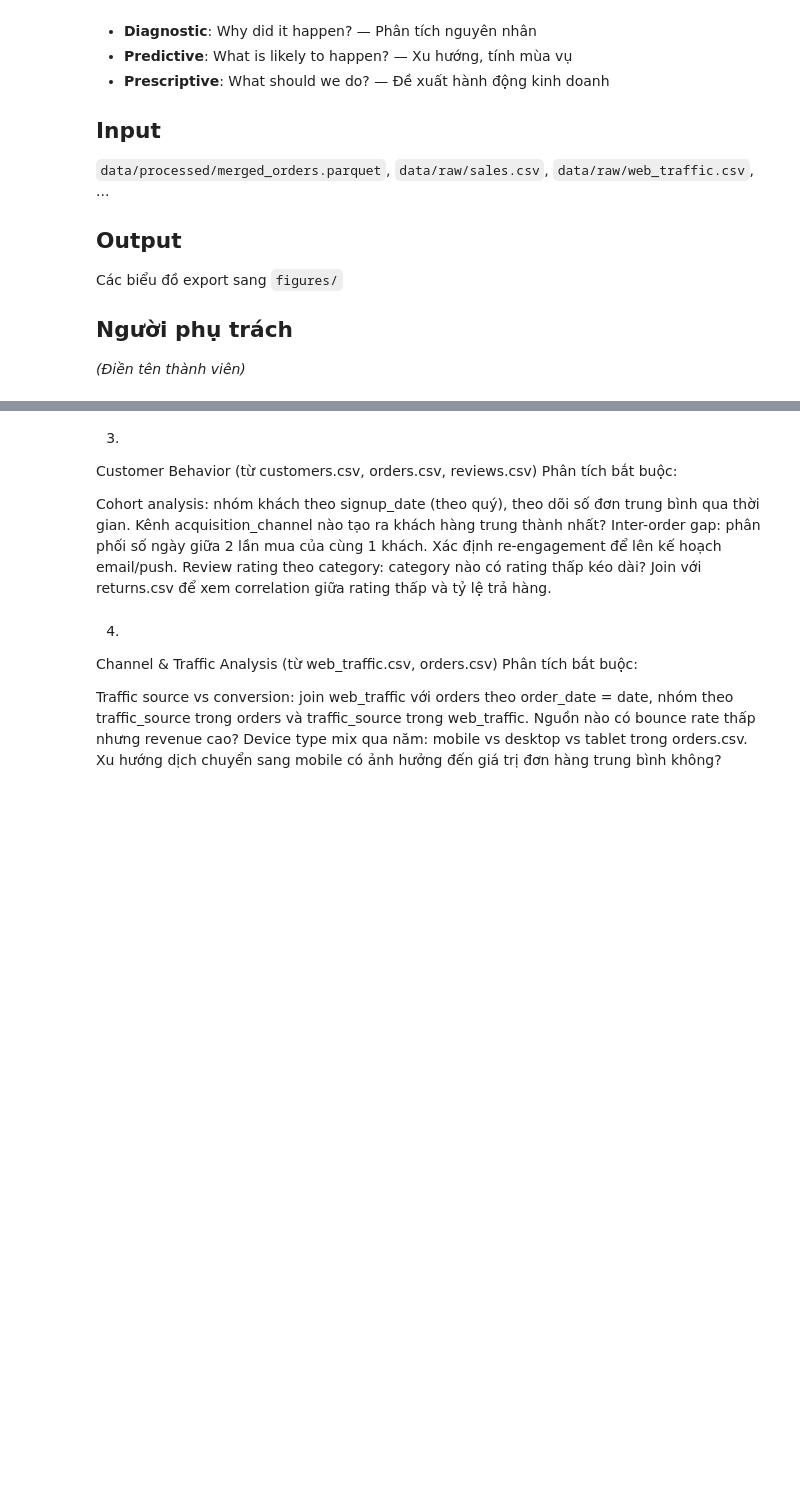
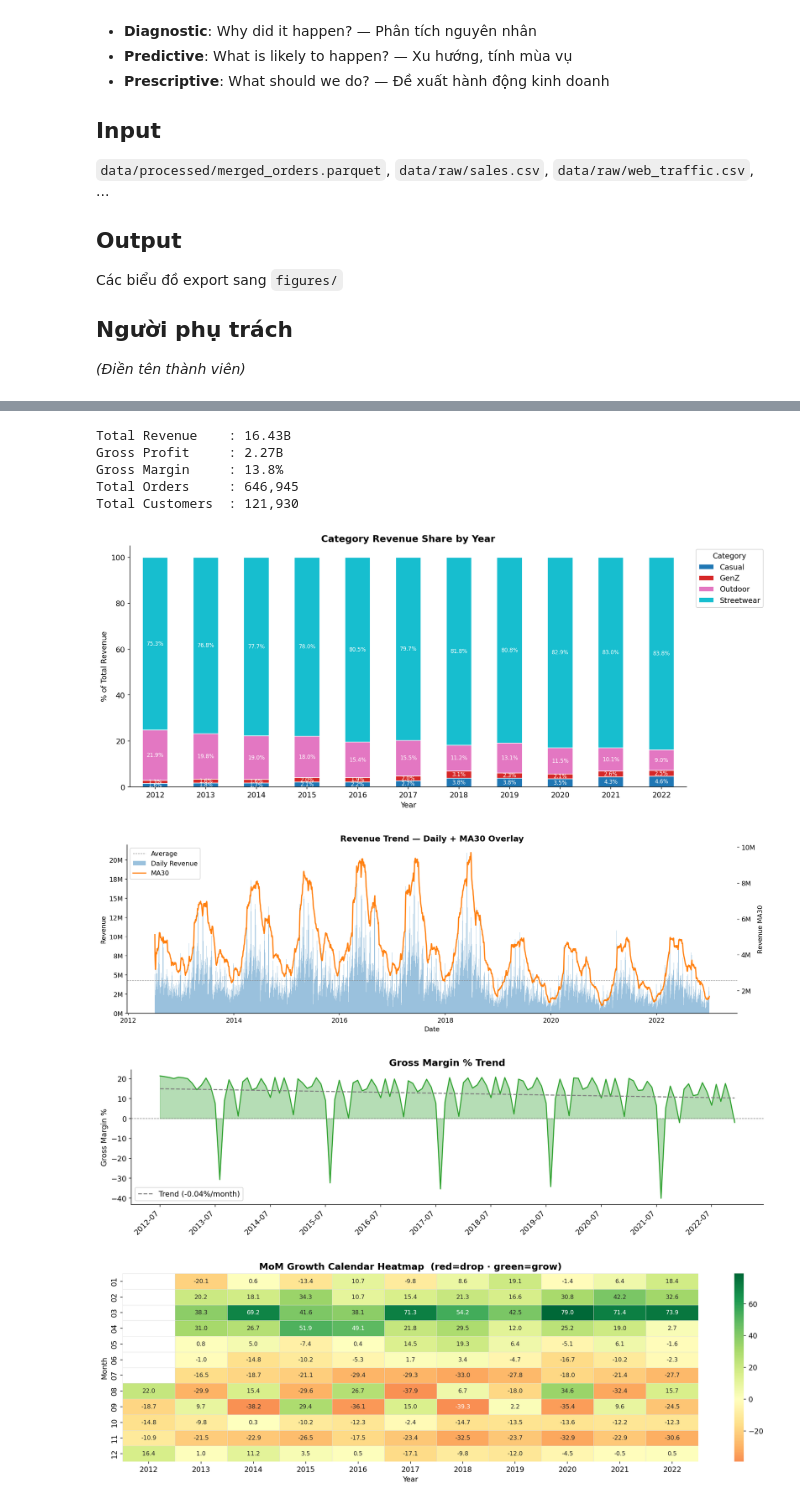
Before and after one commit to vinhnguyen2005/VinData, a Jupyter notebook: notebooks/02_EDA.ipynb, the cells around one changed output, grey strips where cells are left out. Saved outputs shown, nothing was run; the diff lists cells and outputs as text; code cells hidden in the pictures; blank space fills up the shorter version.

Commit message:
fix upload filename, plot some of the figure through revenue, update utils for plotting

```diff
--- a/notebooks/02_EDA.ipynb
+++ b/notebooks/02_EDA.ipynb
@@ -38,15 +18,0 @@ Prescriptive: Dựa trên margin + sell-through + return rate, đề xuất danh
-# %% [markdown]
-3.
-Customer Behavior (từ customers.csv, orders.csv, reviews.csv)
-Phân tích bắt buộc:
-
-Cohort analysis: nhóm khách theo signup_date (theo quý), theo dõi số đơn trung bình qua thời gian. Kênh acquisition_channel nào tạo ra khách hàng trung thành nhất?
-Inter-order gap: phân phối số ngày giữa 2 lần mua của cùng 1 khách. Xác định re-engagement để lên kế hoạch email/push.
-Review rating theo category: category nào có rating thấp kéo dài? Join với returns.csv để xem correlation giữa rating thấp và tỷ lệ trả hàng.
-# %% [markdown]
-4.
-Channel & Traffic Analysis (từ web_traffic.csv, orders.csv)
-Phân tích bắt buộc:
-
-Traffic source vs conversion: join web_traffic với orders theo order_date = date, nhóm theo traffic_source trong orders và traffic_source trong web_traffic. Nguồn nào có bounce rate thấp nhưng revenue cao?
-Device type mix qua năm: mobile vs desktop vs tablet trong orders.csv. Xu hướng dịch chuyển sang mobile có ảnh hưởng đến giá trị đơn hàng trung bình không?
@@ -61,0 +19,57 @@ FIGURES.mkdir(exist_ok=True)
+# %%
+import pandas as pd
+import numpy as np
+import matplotlib.pyplot as plt
+from pathlib import Path
+import sys
+sys.path.append("..") # để import từ src/
+
+from src.ui_builder.data_viz import *
+
+PROCESSED = Path("../data/processed")
+FIGURES   = Path("../figures")
+
+# Load các bảng đã xử lý ở preprocessing
+fact_sales    = pd.read_csv(PROCESSED / "fact_sales_daily.csv", parse_dates=["date"])
+fact_orders   = pd.read_csv(PROCESSED / "fact_orders_enriched.csv", parse_dates=["order_date"])
+fact_returns  = pd.read_csv(PROCESSED / "fact_returns_enriched.csv", parse_dates=["return_date", "order_date"])
+fact_inv      = pd.read_csv(PROCESSED / "fact_inventory.csv")
+agg_monthly   = pd.read_csv(PROCESSED / "agg_monthly_summary.csv")
+agg_cohort    = pd.read_csv(PROCESSED / "agg_cohort_retention.csv")
+dim_customers = pd.read_csv(PROCESSED / "dim_customers_rfm.csv")
+dim_products  = pd.read_csv(PROCESSED / "dim_products.csv")
+# %%
+total_revenue = fact_sales["revenue"].sum()
+gross_profit  = fact_sales["gross_profit"].sum()
+gross_margin  = (gross_profit / total_revenue * 100).round(2)
+total_orders  = fact_orders["order_id"].nunique()
+total_customers = dim_customers["customer_id"].nunique()
+
+print(f"Total Revenue    : {total_revenue/1e9:.2f}B")
+print(f"Gross Profit     : {gross_profit/1e9:.2f}B")
+print(f"Gross Margin     : {gross_margin}%")
+print(f"Total Orders     : {total_orders:,}")
+print(f"Total Customers  : {total_customers:,}")
+# %% [output]
+Total Revenue    : 16.43B
+Gross Profit     : 2.27B
+Gross Margin     : 13.8%
+Total Orders     : 646,945
+Total Customers  : 121,930
+# %%
+# D1_01: Revenue trend hàng ngày + MA30
+plot_revenue_trend(fact_sales, save_path=FIGURES / "D1_01_revenue_trend.png")
+
+# D1_02: Gross margin % theo tháng
+plot_gross_margin_trend(agg_monthly, save_path=FIGURES / "D1_02_margin_trend.png")
+
+# D1_03: MoM growth heatmap
+plot_mom_heatmap(agg_monthly, save_path=FIGURES / "D1_03_mom_heatmap.png")
+
+# D1_04: Category revenue share by year
+plot_category_breakdown(fact_orders, save_path=FIGURES / "D1_04_category_share.png")
+# %% [output]
+[figure, added]
+[figure, added]
+[figure, added]
+[figure, added]
```
Also changed, not shown: parts of 4 cells of this notebook, 6 other files.
